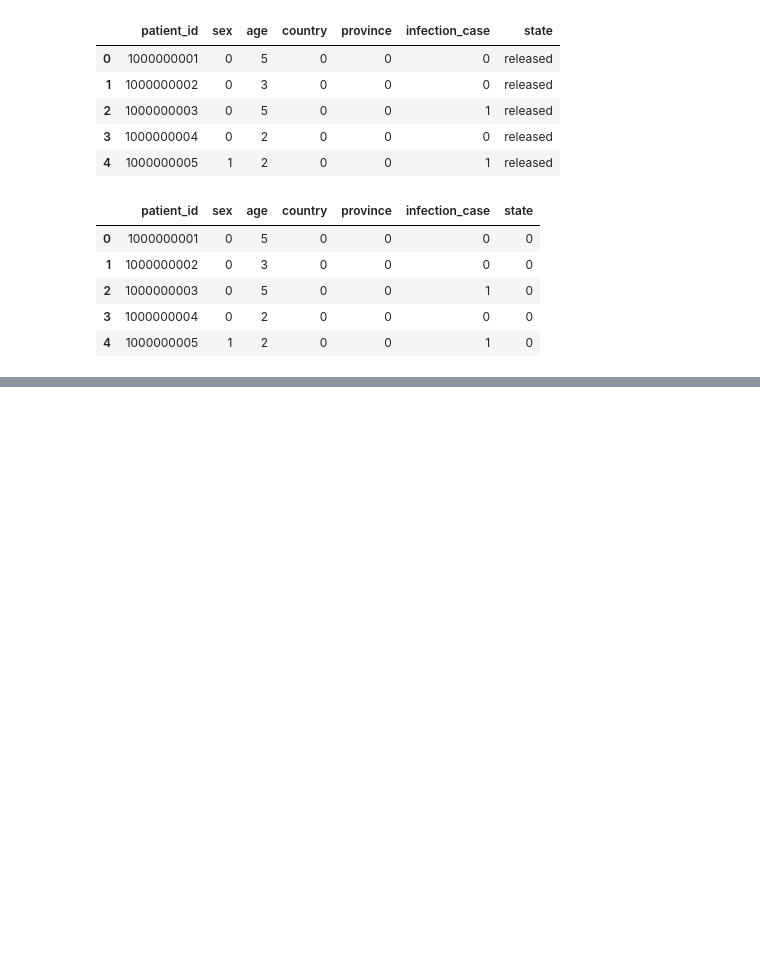
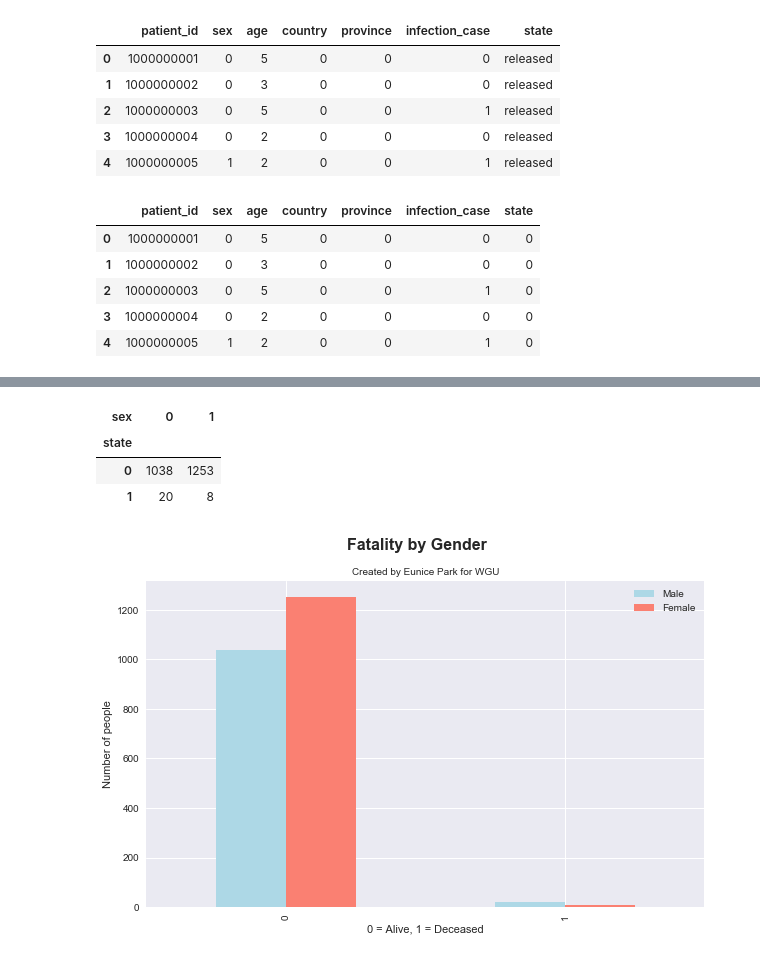
Before and after one commit to eunicode/ml-ds-covid, a Jupyter notebook: covid-19-fatality-prediction.ipynb, the cells around one changed output, grey strips where cells are left out. Saved outputs shown, nothing was run; the diff lists cells and outputs as text; code cells hidden in the pictures; blank space fills up the shorter version.

```diff
--- a/covid-19-fatality-prediction.ipynb
+++ b/covid-19-fatality-prediction.ipynb
@@ -430,0 +494,23 @@ df.to_csv("PatientInfo_Clean3.csv", index=False)
+# %%
+# Compare target column with sex column
+
+pd.crosstab(df.state, df.sex)
+# %% [output]
+| sex | 0 | 1 |
+| state |  |  |
+| 0 | 1038 | 1253 |
+| 1 | 20 | 8 |
+# %%
+# Create a plot of crosstab
+pd.crosstab(df.state, df.sex).plot(kind="bar",
+                                    figsize=(10, 6),
+                                    color=["lightblue", "salmon"])
+
+plt.suptitle('Fatality by Gender', fontsize=16, fontweight='bold')
+plt.title("Created by Eunice Park for WGU", fontsize=10)
+plt.xlabel("0 = Alive, 1 = Deceased")
+plt.ylabel("Number of people")
+plt.legend(["Male", "Female"]);
+# plt.xticks(rotation=0);
+# %% [output]
+[figure, added]
```
Also changed, not shown: parts of 44 cells of this notebook.
